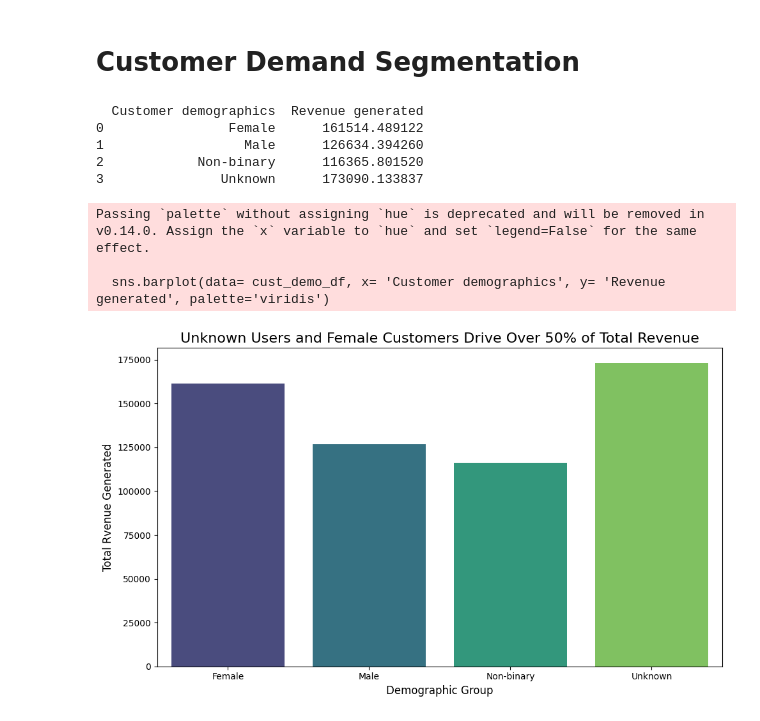
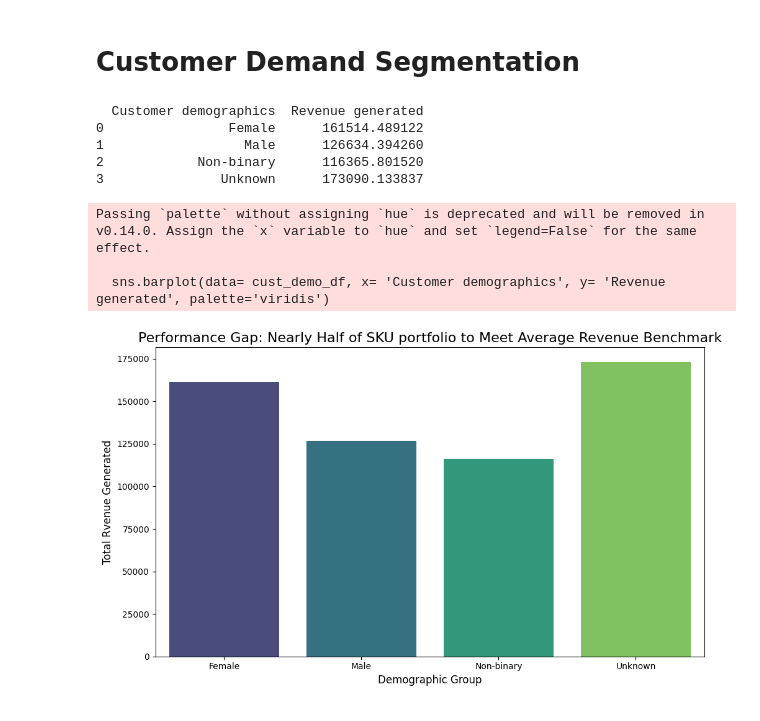
Before and after one commit to Naveengupta2006/Supply-chain-optimization, a Jupyter notebook: notebooks/Analysis.ipynb, the cells around one changed output. Drawn from its saved outputs; the diff is of its cells as text; code cells hidden in the pictures.

```diff
--- a/notebooks/Analysis.ipynb
+++ b/notebooks/Analysis.ipynb
@@ -277,31 +277,31 @@ plt.show()
 # %%
 # calculated the customer demographics and revenue generated
 cust_demo = df.groupby('Customer demographics')['Revenue generated'].sum().reset_index()
 print(cust_demo)
 
 # convert the proper dataframe using reset_index()
 cust_demo_df = cust_demo.reset_index()
 
 # create the chart
 plt.figure(figsize=(10,6))
 
 sns.barplot(data= cust_demo_df, x= 'Customer demographics', y= 'Revenue generated', palette='viridis')
 
 # add label and title
-plt.title('Unknown Users and Female Customers Drive Over 50% of Total Revenue', fontsize= 16)
+plt.title('Performance Gap: Nearly Half of SKU portfolio to Meet Average Revenue Benchmark', fontsize= 16)
 plt.xlabel('Demographic Group', fontsize=12)
 plt.ylabel('Total Rvenue Generated', fontsize= 12)
 plt.ticklabel_format(style='plain', axis='y')
 plt.tight_layout()
 plt.show()
 # %% [output]
   Customer demographics  Revenue generated
 0                Female      161514.489122
 1                  Male      126634.394260
 2            Non-binary      116365.801520
 3               Unknown      173090.133837
 Passing `palette` without assigning `hue` is deprecated and will be removed in v0.14.0. Assign the `x` variable to `hue` and set `legend=False` for the same effect.
 
   sns.barplot(data= cust_demo_df, x= 'Customer demographics', y= 'Revenue generated', palette='viridis')
-[figure, old version]
+[figure, new version]
 # %%
```
Also changed, not shown: parts of 9 cells of this notebook, 2 other files.
